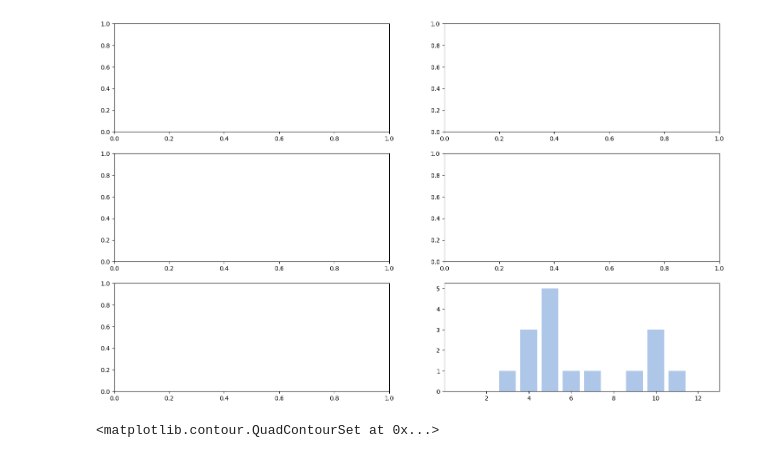
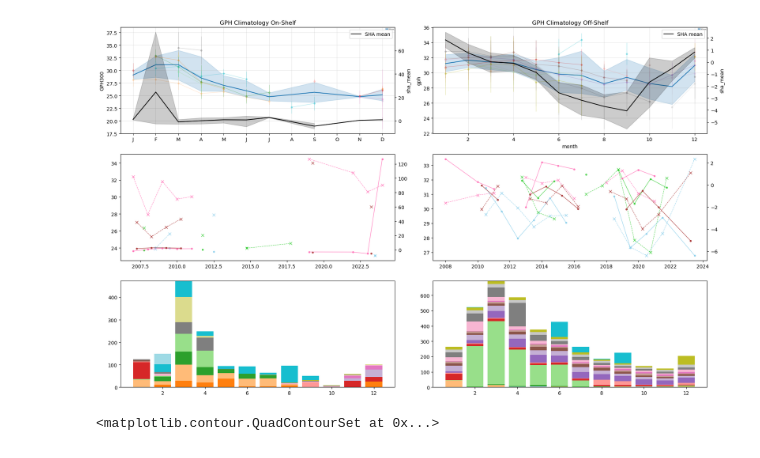
Before and after one commit to eejco/thesis_c3, a Jupyter notebook: c3_steric_height.ipynb, the cells around one changed output. Drawn from its saved outputs; the diff is of its cells as text; code cells hidden in the pictures.

```diff
--- a/c3_steric_height.ipynb
+++ b/c3_steric_height.ipynb
@@ -81,6 +81,13 @@ ds_z['sha'] = sha_interp
 # %%
 ds_z_ons = ds_z.where(ds_z.elevation >= -1000,drop=True)
 ds_z_ofs = ds_z.where(ds_z.elevation < -1000,drop=True)
+# %%
+sha_ds_sla['elevation'] = elevation.interp(latitude=sha_ds_sla.latitude,longitude=sha_ds_sla.longitude,method='linear')
+sha_ons = sha_ds_sla.sha.where(sha_ds_sla.elevation >= -1000,drop=True)
+sha_ofs = sha_ds_sla.sha.where(sha_ds_sla.elevation < -1000,drop=True)
+
+ds_z_ons['sha_mean'] = sha_ons.mean(['latitude','longitude']).interp(time=ds_z_ons.time.data,method='linear')
+ds_z_ofs['sha_mean'] = sha_ofs.mean(['latitude','longitude']).interp(time=ds_z_ofs.time.data,method='linear')
 # %%
 n_min = 10
 
@@ -88,18 +95,20 @@ ds_zz_ons = ds_z_ons.mean('pres')
 ds_zz_ofs = ds_z_ofs.mean('pres')
 
 mon_mean__ons = ds_zz_ons.resample({'time':'MS'}).mean(skipna=True)
-mon_std_ons = ds_zz_ons.resample({'time':'MS'}).std()
+mon_std__ons = ds_zz_ons.resample({'time':'MS'}).std(skipna=True)
 mon_count_ons = ds_zz_ons.resample({'time':'MS'}).count()
 
 # make sure all months used have more than n profiles
 mon_mean_ons = mon_mean__ons.where(mon_count_ons > n_min, drop=True)
+mon_std_ons = mon_std__ons.where(mon_count_ons > n_min, drop=True)
 
 mon_mean__ofs = ds_zz_ofs.resample({'time':'MS'}).mean(skipna=True)
-mon_std_ofs = ds_zz_ofs.resample({'time':'MS'}).std()
+mon_std__ofs = ds_zz_ofs.resample({'time':'MS'}).std()
 mon_count_ofs = ds_zz_ofs.resample({'time':'MS'}).count()
 
 # make sure all months used have more than n profiles
 mon_mean_ofs = mon_mean__ofs.where(mon_count_ofs > n_min, drop=True)
+mon_std_ofs = mon_std__ofs.where(mon_count_ofs > n_min, drop=True)
 # %%
 cli_count_ons = mon_mean_ons.groupby('time.month').count()
 
@@ -145,7 +134,7 @@ month_values = xr.DataArray(np.arange(1,13),coords={'month':np.arange(1,13)})
 # %%
 def yearly_climatology(ax,y,datamean,datastd):
     data = datamean.where(datamean.year==y,drop=True)
-    dats = datastd.where(datastd.year==y,drop=True)
+    dats = datastd.where(datamean.year==y,drop=True)
 
     if not len(data.time) == 0:
         clim = data.groupby('time.month').mean().broadcast_like(month_values)
@@ -153,13 +142,14 @@ def yearly_climatology(ax,y,datamean,datastd):
 
         ax.errorbar(clim.month,clim.gph,yerr=clis.gph,marker='o',markersize=3,alpha=0.35,linewidth=0.85,c=cdict[y])
 
-def histogram(bx,y,mon_count,mon_mean_):
+def histogram(bx,y,mon_count,mon_mean_,bottom):
     year_count = mon_count.temp.where(mon_mean_.year==y,drop=True)
     if len(year_count) > 0:
         year_count = np.nan_to_num(year_count.groupby('time.month').mean().broadcast_like(month_values))
-        if y > 2007:
+        if len(bx.containers) > 0:
             bx.bar(month_values, year_count, bottom = bottom,color=cdict[y],label=str(y))
             bottom = bottom + year_count
         else:
             bx.bar(month_values, year_count,color=cdict[y],label=str(y))
             bottom = year_count.copy()
+    return bottom
@@ -215,53 +161,67 @@ ax=axs[0]
 cx=axs[1]
 bx=axs[2]
 
+bot0 = None
+bot1 = None
+
 for y in [int(k) for k in cdict.keys()]:
     yearly_climatology(ax[0],y,mon_mean_ons,mon_std_ons)
     yearly_climatology(ax[1],y,mon_mean_ofs,mon_std_ofs)
 
-    histogram(bx[0],y,mon_count_ons,mon_mean__ons)
-    histogram(bx[1],y,mon_count_ofs,mon_mean__ofs)
+    bot0=histogram(bx[0],y,mon_count_ons,mon_mean__ons,bot0)
+    bot1=histogram(bx[1],y,mon_count_ofs,mon_mean__ofs,bot1)
 
 
-seasons = fns.season_split(mon_mean_ons)
+seasons_ons = fns.season_split(mon_mean_ons)
+seasons_ofs = fns.season_split(mon_mean_ofs)
+
 offset = {'summer':0,'autumn':0.25,'winter':0.5,'spring':0.75}
 scolor = {'summer':'hotpink','autumn':'brown','winter':'skyblue','spring':'limegreen'}
 
-for s in seasons.keys():
-    data = seasons[s].groupby('time.year').mean()
-    cx.plot(data.year+offset[s],data.gph,marker='x',linestyle='--',alpha=0.8,linewidth=0.85,c=scolor[s],label=s)
+shax0=cx[0].twinx()
+shax1=cx[1].twinx()
+for s in seasons_ons.keys():
+    data = seasons_ons[s].groupby('time.year').mean()
+    cx[0].plot(data.year+offset[s],data.gph,marker='x',linestyle='--',alpha=0.8,linewidth=0.85,c=scolor[s],label=s)
+    shax0.plot(data.year+offset[s],data.sha_mean,marker='.',linestyle='-',alpha=0.8,linewidth=1,c=scolor[s],label=s)
 
-
-
-
-ax.legend(loc='best',fontsize=2)
-cx.legend()
-cx.set_ylabel('GPH300')
-cx.grid(alpha=0.3)
+    data = seasons_ofs[s].groupby('time.year').mean()
+    cx[1].plot(data.year+offset[s],data.gph,marker='x',linestyle='--',alpha=0.8,linewidth=0.85,c=scolor[s],label=s)
+    shax1.plot(data.year+offset[s],data.sha_mean,marker='.',linestyle='-',alpha=0.8,linewidth=1,c=scolor[s],label=s)
 
 
 sns.lineplot(
-    data=df,
-    x="month", y="gph", errorbar=("pi",90), ax=ax, label='GPH mean'
+    data=df_ons,
+    x="month", y="gph", errorbar=("pi",90), ax=ax[0], label='GPH mean'
 )
 sns.lineplot(
-    data=df,
-    x="month", y="sha", errorbar=("pi",90), ax=ax, label='SHA mean'
+    data=df_ons,
+    x="month", y="sha_mean", ax=ax[0].twinx(), label='SHA mean', color='k'
+)
+sns.lineplot(
+    data=df_ofs,
+    x="month", y="gph", errorbar=("pi",90), ax=ax[1], label='GPH mean'
+)
+sns.lineplot(
+    data=df_ofs,
+    x="month", y="sha_mean", ax=ax[1].twinx(), label='SHA mean', color='k'
+
 )
 
+ax[0].set_title('GPH Climatology On-Shelf')
+ax[1].set_title('GPH Climatology Off-Shelf')
 
-# sns.lineplot(
-#     data=df,
-#     x="month", y="psal", errorbar=("pi",90), ax=cx
-# )
+ax[0].legend(loc='best',fontsize=2)
+ax[1].legend(loc='best',fontsize=2)
 
 
+ax[0].grid(alpha=0.3)
+ax[1].grid(alpha=0.3)
 
-ax.grid(alpha=0.3)
-ax.set_xticks(np.arange(1,13),labels=month_labels)
-ax.set_ylabel('GPH300')
-ax.set_xlabel(None)
-ax.legend()
+ax[0].set_xticks(np.arange(1,13),labels=month_labels)
+ax[0].set_ylabel('GPH300')
+ax[0].set_xlabel(None)
+
 
 # cx.grid(alpha=0.3)
 # cx.set_xticks(np.arange(1,13),labels=month_labels)
@@ -275,4 +234,4 @@ ValueError: month must not be empty
-[figure, old version]
+[figure, new version]
 # %%
 fig,ax = plt.subplots(figsize=(10,8))
 en4.temperature_observation_weights.sum(['time','depth']).plot.contourf(ax=ax)
```
Also changed, not shown: parts of 6 cells of this notebook.
